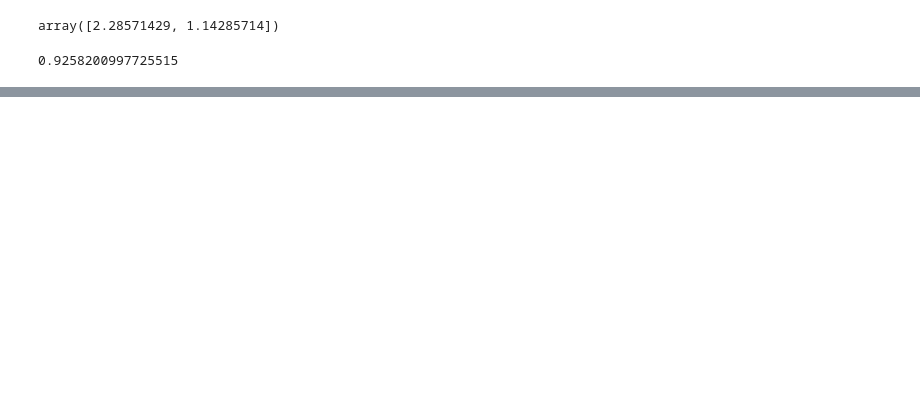
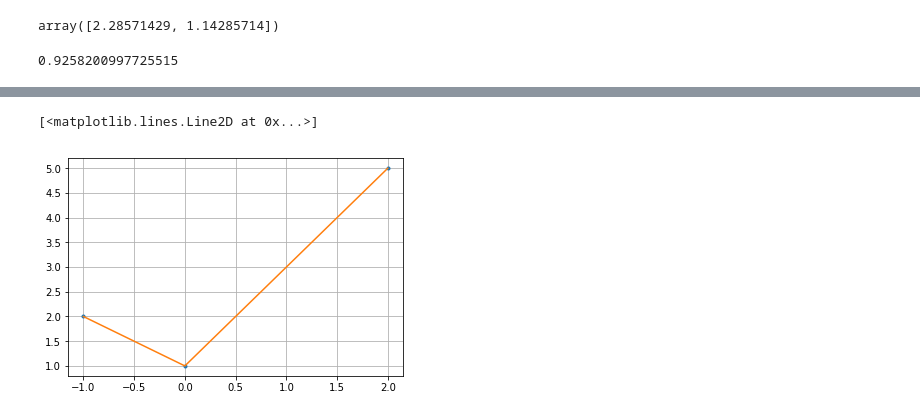
Before and after one commit to MarkAYoder/deeplearning, a Jupyter notebook: homework/H2.ipynb, the cells around one changed output, grey strips where cells are left out. Drawn from its saved outputs; the diff is of its cells as text; code cells hidden in the pictures; blank space fills up the shorter version.

```diff
--- a/homework/H2.ipynb
+++ b/homework/H2.ipynb
@@ -69,0 +120,4 @@ B. $y = c_0 + c_1 x + c_2 x^2$
+# %%
+def f4(c, x):
+    yh =c[0] + c[1]*x + c[2]*x**2 + c[3]*x**3
+    return yh
@@ -69,0 +130,7 @@ B. $y = c_0 + c_1 x + c_2 x^2$
+# %%
+plt.plot(x, y, '.')
+plt.grid()
+plt.plot(x, yh)
+# %% [output]
+[<matplotlib.lines.Line2D at 0x...>]
+[figure, added]
```
Also changed, not shown: parts of 17 cells of this notebook, 4 other files.
